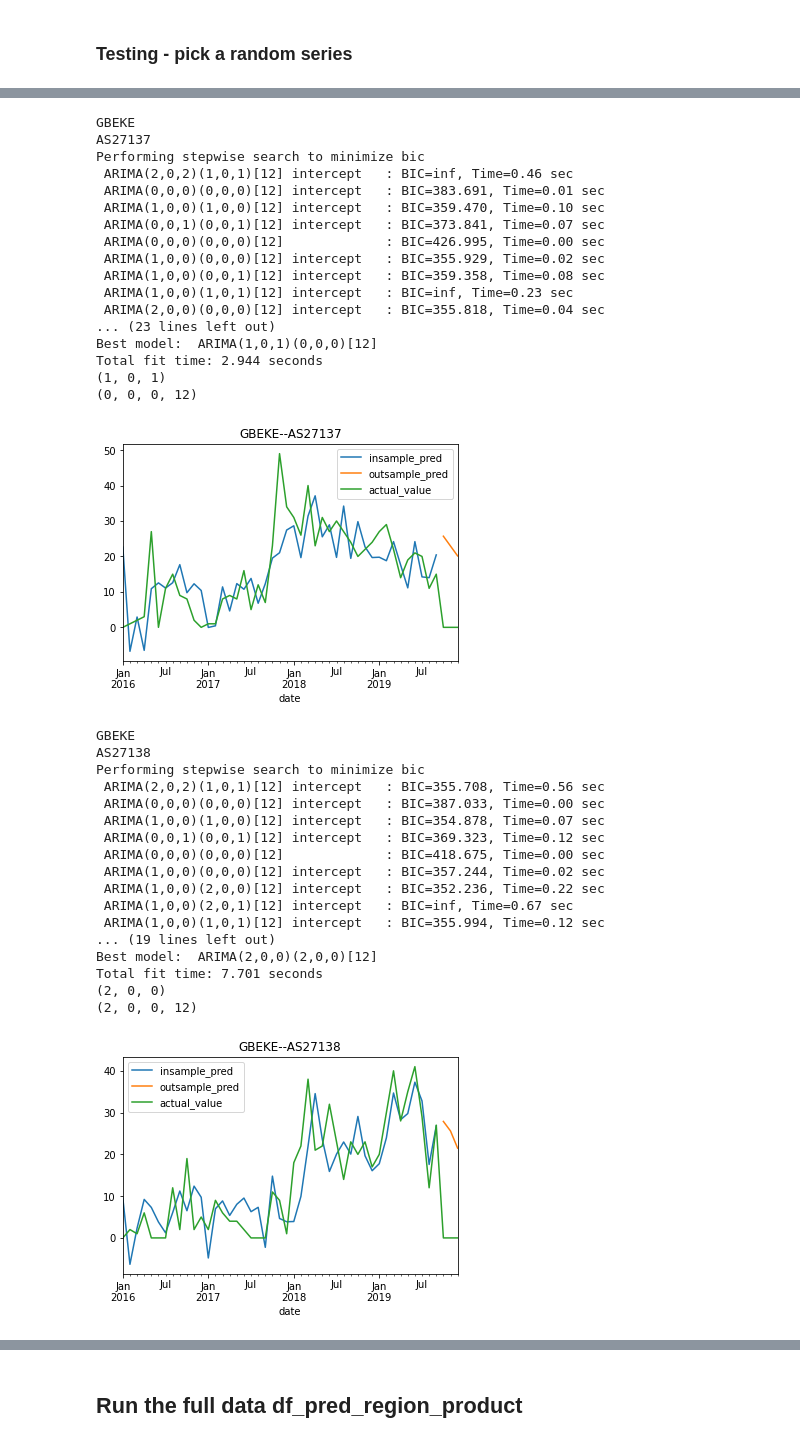
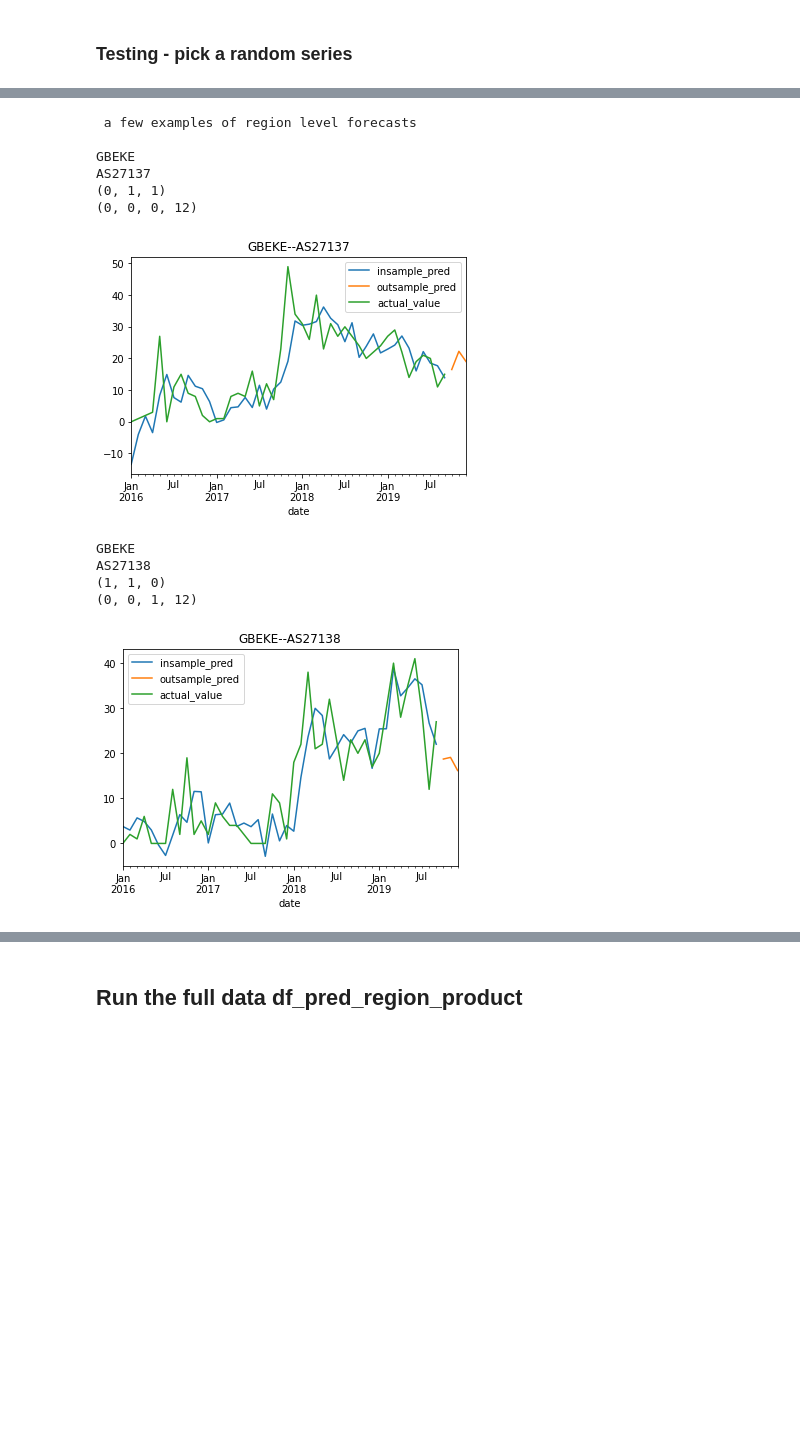
Before and after one commit to herbsh/USAID_Forecast_submit, a Jupyter notebook: 1_code/model_SARIMAX_Distribute_region.ipynb, the cells around one changed output, grey strips where cells are left out. Drawn from its saved outputs; the diff is of its cells as text; code cells hidden in the pictures; blank space fills up the shorter version.

```diff
--- a/1_code/model_SARIMAX_Distribute_region.ipynb
+++ b/1_code/model_SARIMAX_Distribute_region.ipynb
@@ -145,58 +125,34 @@ df2=df2.resample('MS').fillna('nearest')
 # %%
 # testing look , plot=1
 print('\n a few examples of region level forecasts \n')
 df_pred_region_product=pd.DataFrame()
 for region in df_product_region_level_sum['region'].unique()[6:8] :
     df1=df_product_region_level_sum[df_product_region_level_sum['region']==region];
     for product in df1['product_code'].unique()[6:8]:
         df2=df1[df1['product_code']==product].copy();
         df2['date']=pd.to_datetime(df2['date']);
         df2=df2.set_index(['date']);
         df2=df2.resample('MS').fillna('nearest')
         print(region)
         print(product)
         #fit_and_plot_forecast(df2)
         if(len(df2)>10):
-            [order,seasonal_order]=auto_arima(df2,col_exog);
+            [order,seasonal_order]=auto_arima(df2,col_exog,d=1);
             result_piece= predict_sarimax(df2,order,seasonal_order,col_exog,plot=1);
             # print(result_piece)
             df_pred_region_product=pd.concat([df_pred_region_product,result_piece])
 # %% [output]
+ a few examples of region level forecasts
+
 GBEKE
 AS27137
-Performing stepwise search to minimize bic
- ARIMA(2,0,2)(1,0,1)[12] intercept   : BIC=inf, Time=0.46 sec
- ARIMA(0,0,0)(0,0,0)[12] intercept   : BIC=383.691, Time=0.01 sec
- ARIMA(1,0,0)(1,0,0)[12] intercept   : BIC=359.470, Time=0.10 sec
- ARIMA(0,0,1)(0,0,1)[12] intercept   : BIC=373.841, Time=0.07 sec
- ARIMA(0,0,0)(0,0,0)[12]             : BIC=426.995, Time=0.00 sec
- ARIMA(1,0,0)(0,0,0)[12] intercept   : BIC=355.929, Time=0.02 sec
- ARIMA(1,0,0)(0,0,1)[12] intercept   : BIC=359.358, Time=0.08 sec
- ARIMA(1,0,0)(1,0,1)[12] intercept   : BIC=inf, Time=0.23 sec
- ARIMA(2,0,0)(0,0,0)[12] intercept   : BIC=355.818, Time=0.04 sec
-... (23 lines left out)
-Best model:  ARIMA(1,0,1)(0,0,0)[12]
-Total fit time: 2.944 seconds
-(1, 0, 1)
+(0, 1, 1)
 (0, 0, 0, 12)
-[figure, old version]
+[figure, new version]
 GBEKE
 AS27138
-Performing stepwise search to minimize bic
- ARIMA(2,0,2)(1,0,1)[12] intercept   : BIC=355.708, Time=0.56 sec
- ARIMA(0,0,0)(0,0,0)[12] intercept   : BIC=387.033, Time=0.00 sec
- ARIMA(1,0,0)(1,0,0)[12] intercept   : BIC=354.878, Time=0.07 sec
- ARIMA(0,0,1)(0,0,1)[12] intercept   : BIC=369.323, Time=0.12 sec
- ARIMA(0,0,0)(0,0,0)[12]             : BIC=418.675, Time=0.00 sec
- ARIMA(1,0,0)(0,0,0)[12] intercept   : BIC=357.244, Time=0.02 sec
- ARIMA(1,0,0)(2,0,0)[12] intercept   : BIC=352.236, Time=0.22 sec
- ARIMA(1,0,0)(2,0,1)[12] intercept   : BIC=inf, Time=0.67 sec
- ARIMA(1,0,0)(1,0,1)[12] intercept   : BIC=355.994, Time=0.12 sec
-... (19 lines left out)
-Best model:  ARIMA(2,0,0)(2,0,0)[12]
-Total fit time: 7.701 seconds
-(2, 0, 0)
-(2, 0, 0, 12)
+(1, 1, 0)
+(0, 0, 1, 12)
-[figure, old version]
+[figure, new version]
 GBOKLE-NAWA-SAN PEDRO
 AS27137
```
Also changed, not shown: parts of 4 cells of this notebook, 4 other files.
